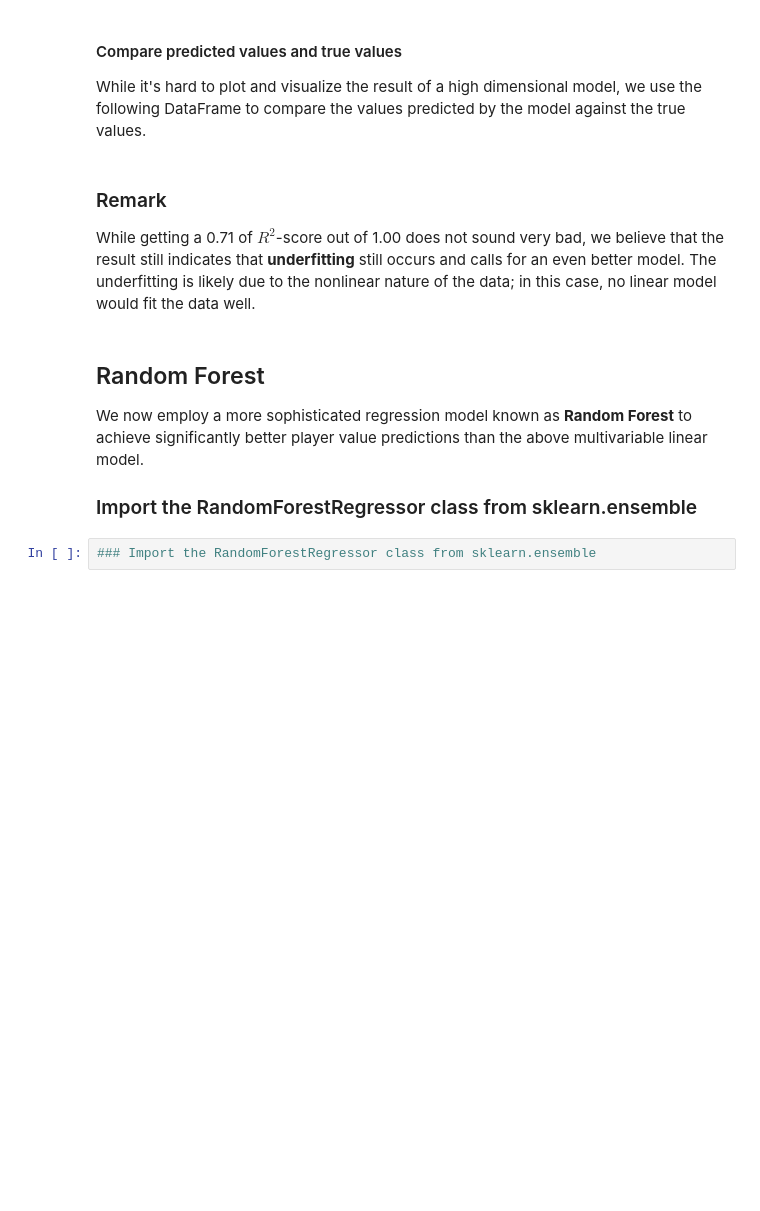
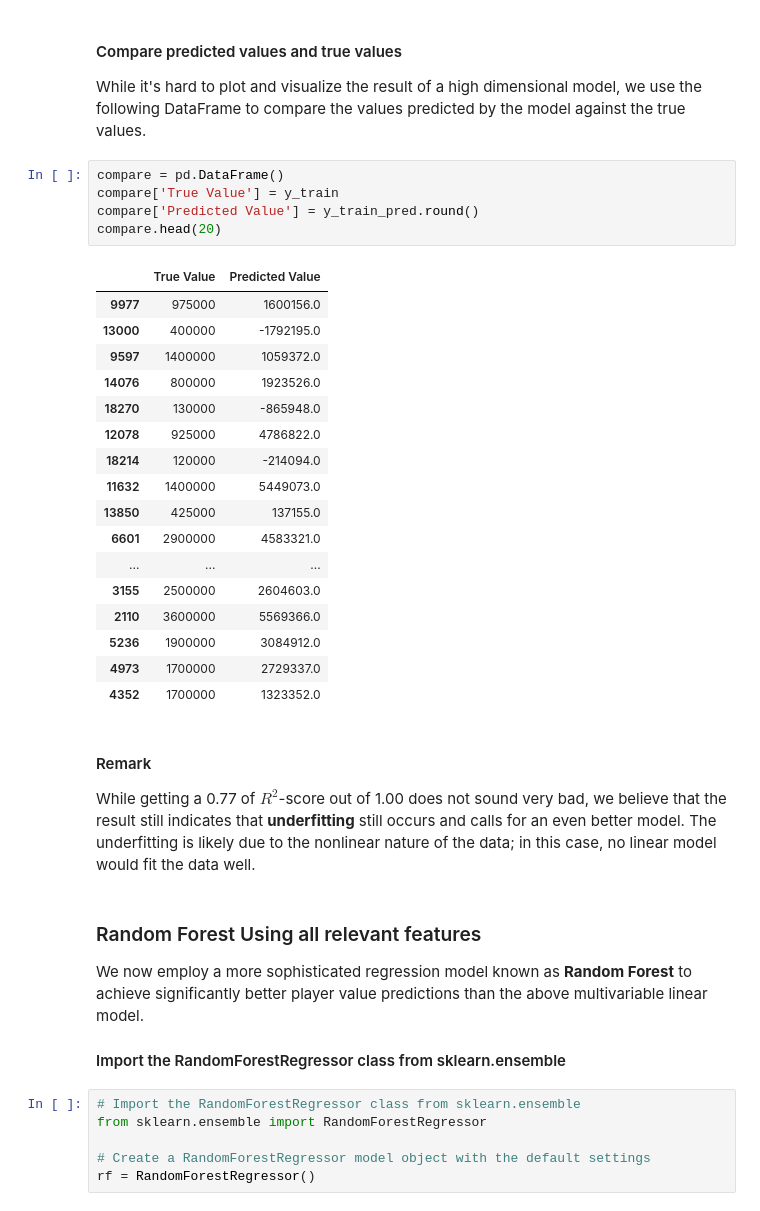
Before and after one commit to bradleyiversen21/ITEC4700_FinalProject, a Jupyter notebook: Project_Notebook.ipynb, the cells around one changed output. Cells and saved outputs as stored; diff of their text form; blank space fills up the shorter version.

```diff
--- a/Project_Notebook.ipynb
+++ b/Project_Notebook.ipynb
@@ -504,15 +657,42 @@ r2_score(y_train, y_train_pred)
 #### Compare predicted values and true values
 
 While it's hard to plot and visualize the result of a high dimensional model, we use the following DataFrame to compare the values predicted by the model against the true values.
+# %%
+compare = pd.DataFrame()
+compare['True Value'] = y_train
+compare['Predicted Value'] = y_train_pred.round()
+compare.head(20)
+# %% [output]
+|  | True Value | Predicted Value |
+| 9977 | 975000 | 1600156.0 |
+| 13000 | 400000 | -1792195.0 |
+| 9597 | 1400000 | 1059372.0 |
+| 14076 | 800000 | 1923526.0 |
+| 18270 | 130000 | -865948.0 |
+| 12078 | 925000 | 4786822.0 |
+| 18214 | 120000 | -214094.0 |
+| 11632 | 1400000 | 5449073.0 |
+| 13850 | 425000 | 137155.0 |
+| 6601 | 2900000 | 4583321.0 |
+| ... | ... | ... |
+| 3155 | 2500000 | 2604603.0 |
+| 2110 | 3600000 | 5569366.0 |
+| 5236 | 1900000 | 3084912.0 |
+| 4973 | 1700000 | 2729337.0 |
+| 4352 | 1700000 | 1323352.0 |
 # %% [markdown]
-### Remark
+#### Remark
 
-While getting a 0.71 of $R^2$-score out of 1.00 does not sound very bad, we believe that the result still indicates that **underfitting** still occurs and calls for an even better model. The underfitting is likely due to the nonlinear nature of the data; in this case, no linear model would fit the data well.
+While getting a 0.77 of $R^2$-score out of 1.00 does not sound very bad, we believe that the result still indicates that **underfitting** still occurs and calls for an even better model. The underfitting is likely due to the nonlinear nature of the data; in this case, no linear model would fit the data well.
 # %% [markdown]
-## Random Forest
+### Random Forest Using all relevant features
 
 We now employ a more sophisticated regression model known as **Random Forest** to achieve significantly better player value predictions than the above multivariable linear model.
 
-### Import the RandomForestRegressor class from sklearn.ensemble
+#### Import the RandomForestRegressor class from sklearn.ensemble
 # %%
-### Import the RandomForestRegressor class from sklearn.ensemble
+# Import the RandomForestRegressor class from sklearn.ensemble
+from sklearn.ensemble import RandomForestRegressor
+
+# Create a RandomForestRegressor model object with the default settings
+rf = RandomForestRegressor()
```
Also changed, not shown: parts of 64 cells of this notebook.
